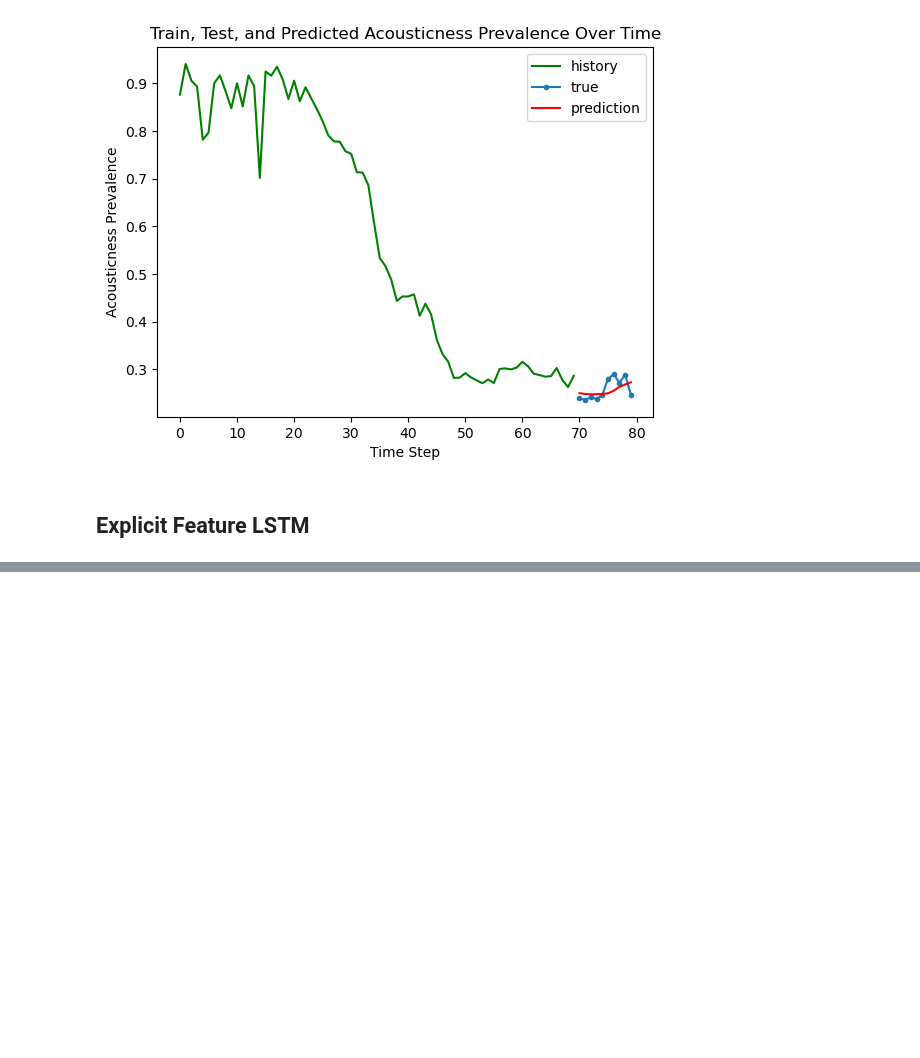
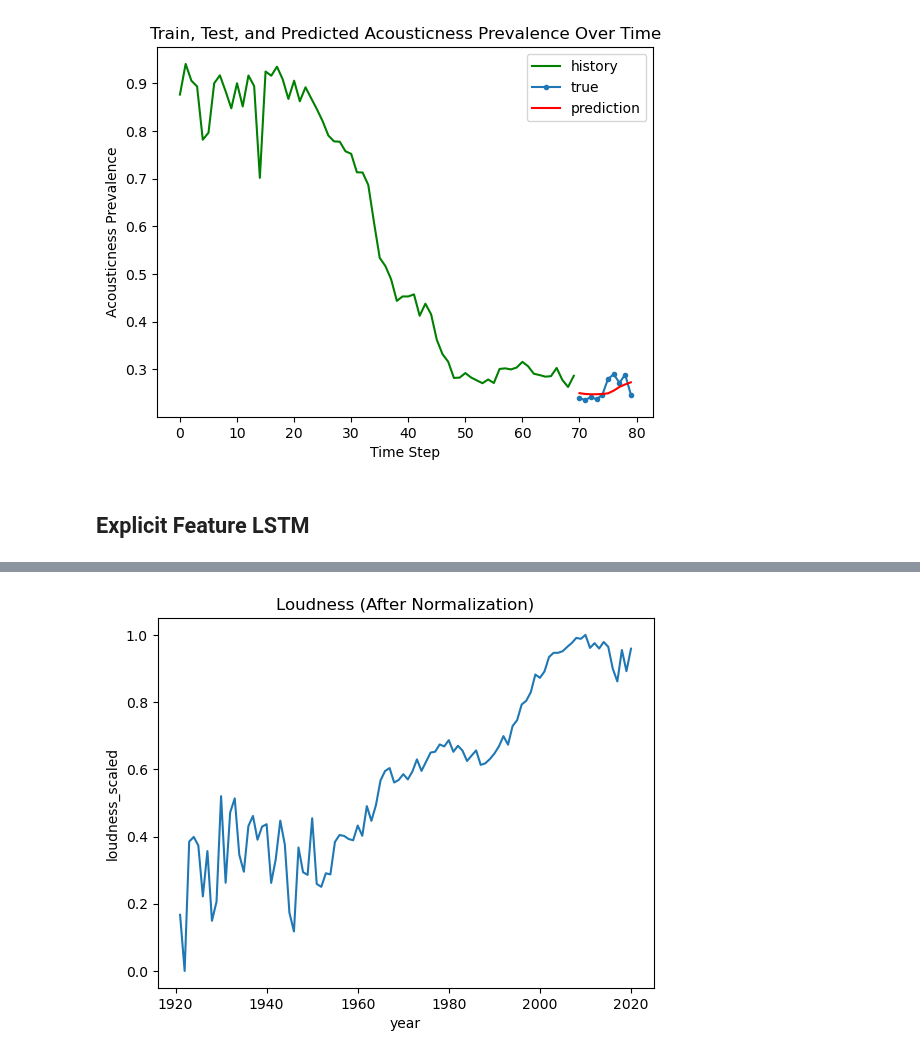
Before and after one commit to moraditya/spotify-time-series, a Jupyter notebook: models/spotify-LSTM.ipynb, the cells around one changed output, grey strips where cells are left out. Saved outputs shown, nothing was run; the diff lists cells and outputs as text; code cells hidden in the pictures; blank space fills up the shorter version.

```diff
--- a/models/spotify-LSTM.ipynb
+++ b/models/spotify-LSTM.ipynb
@@ -463,0 +478,13 @@ plt.show()
+# %%
+# initialize MinMaxScaler for normalization
+scaler = MinMaxScaler()
+
+# normalize all relevant dataframes individually
+loudness_df['loudness_scaled'] = scaler.fit_transform(loudness_df[['loudness']])
+# %%
+# plot normalized data (after normalization)
+sns.lineplot(x=loudness_df.index, y='loudness_scaled', data=loudness_df)
+plt.title('Loudness (After Normalization)')
+plt.show()
+# %% [output]
+[figure, added]
```
Also changed, not shown: parts of 26 cells of this notebook.
